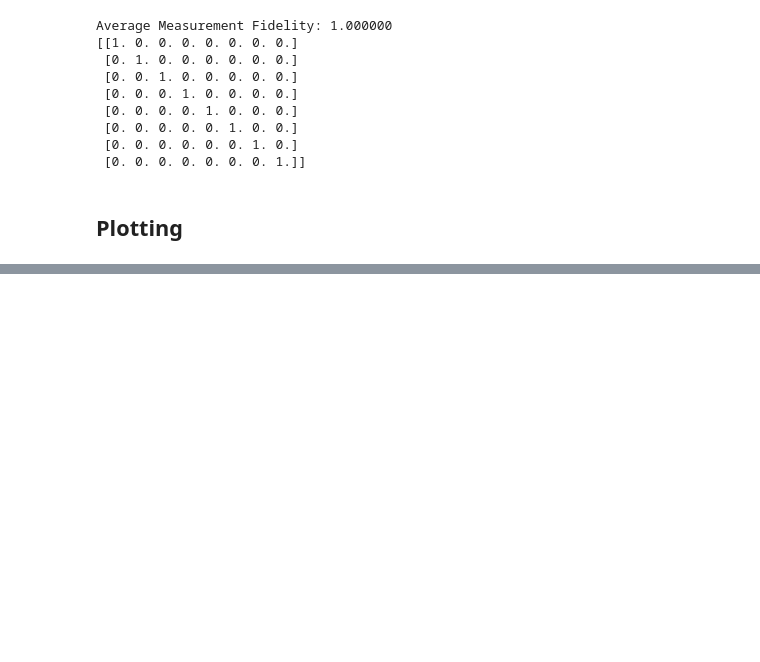
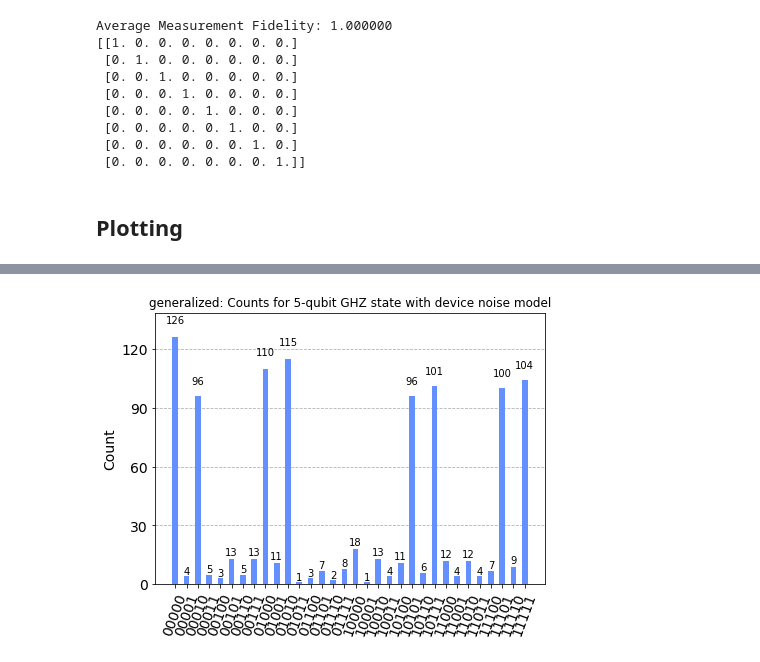
Before and after one commit to chuuuing/qiskit-hack, a Jupyter notebook: submission.ipynb, the cells around one changed output, grey strips where cells are left out. Drawn from its saved outputs; the diff is of its cells as text; code cells hidden in the pictures; blank space fills up the shorter version.

```diff
--- a/submission.ipynb
+++ b/submission.ipynb
@@ -209,5 +268,7 @@ plot_histogram(counts_noise,
 # %%
-generalized_circ = generate_generalized_ghz_state(qubit_amount)
-counts_noise=plot_noise(generalized_circ)
+#generalized_circ = generate_generalized_ghz_state(qubit_amount)
+counts_noise=plot_noise(qc)
 plot_histogram(counts_noise,
                    title=f"generalized: Counts for {qubit_amount}-qubit GHZ state with device noise model")
+# %% [output]
+[figure, added]
```
Also changed, not shown: parts of 5 cells of this notebook.
